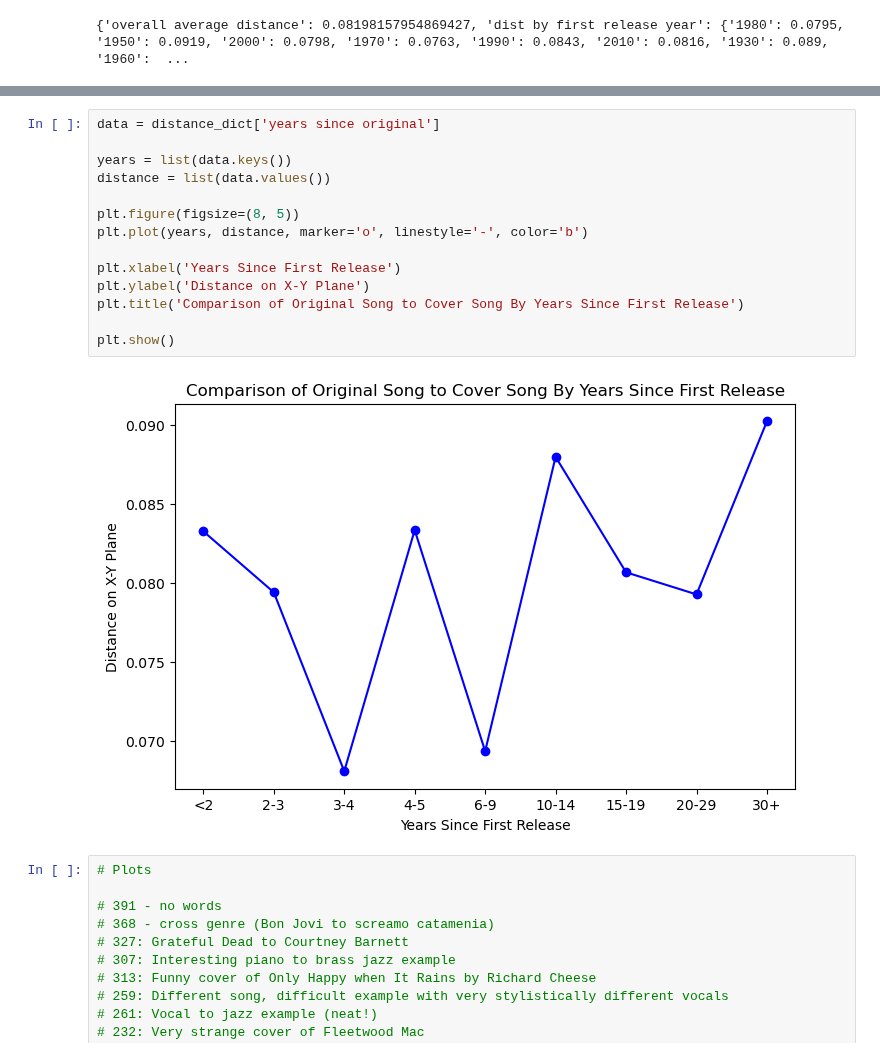
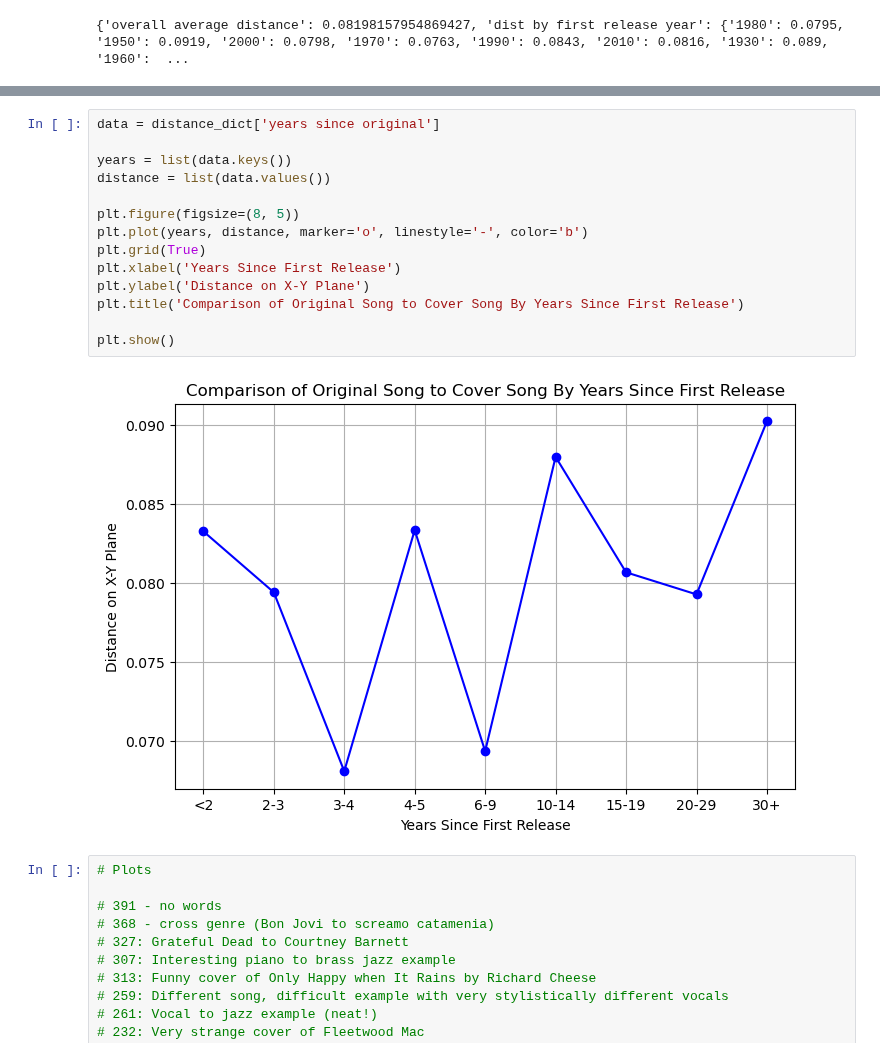
Before and after one commit to sarah-baskin/cover-song-analysis, a Jupyter notebook: covers1000_analysis.ipynb, the cells around one changed output, grey strips where cells are left out. Cells and saved outputs as stored; diff of their text form.

```diff
--- a/covers1000_analysis.ipynb
+++ b/covers1000_analysis.ipynb
@@ -458,19 +458,19 @@ plt.show()
 # %%
 data = distance_dict['years since original']
 
 years = list(data.keys())
 distance = list(data.values())
 
 plt.figure(figsize=(8, 5))
 plt.plot(years, distance, marker='o', linestyle='-', color='b')
-
+plt.grid(True)
 plt.xlabel('Years Since First Release')
 plt.ylabel('Distance on X-Y Plane')
 plt.title('Comparison of Original Song to Cover Song By Years Since First Release')
 
 plt.show()
 # %% [output]
-[figure, old version]
+[figure, new version]
 # %%
 # Plots
 
```
Also changed, not shown: parts of 10 cells of this notebook, 2 other files.
